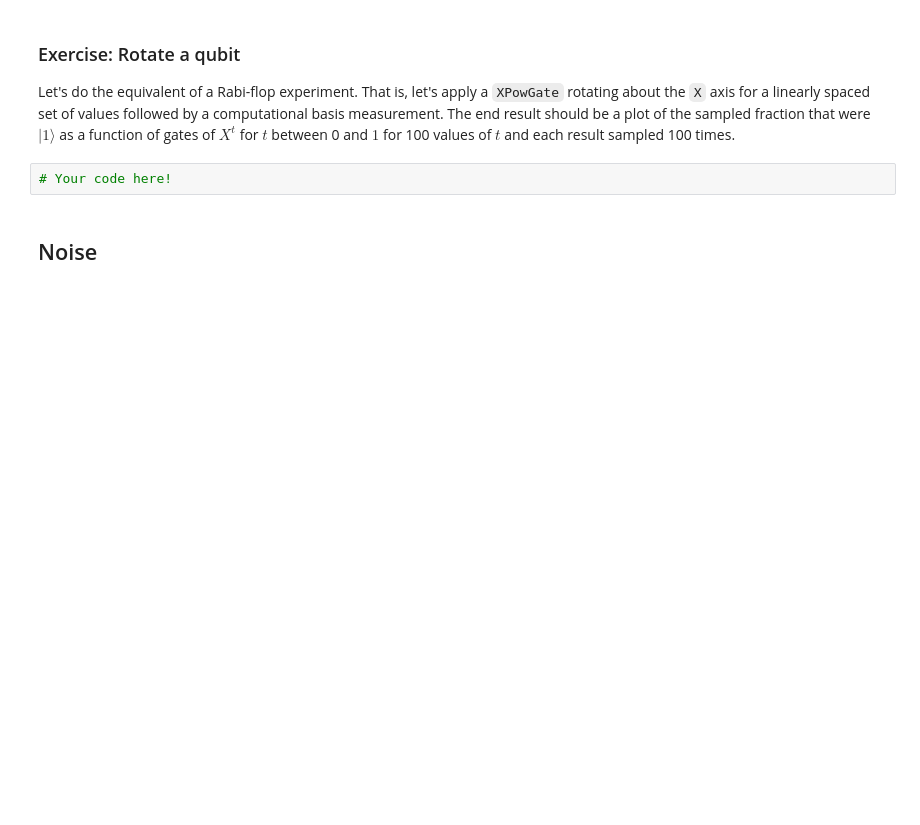
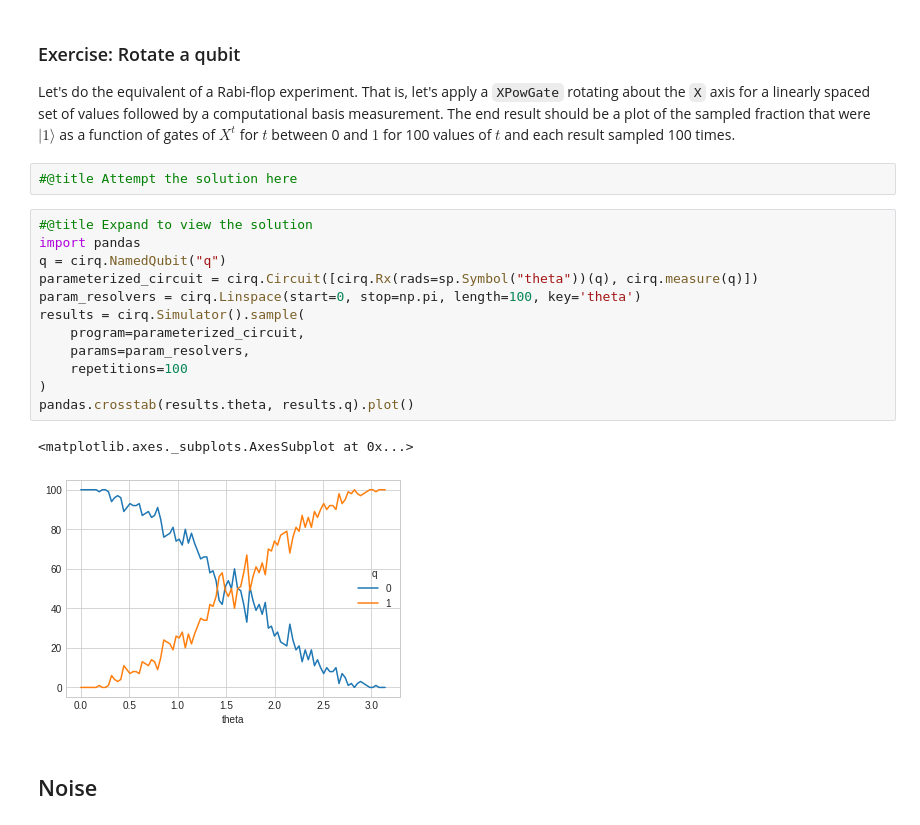
Before and after one commit to LiberoAphpollo/VQC-Cirq, a Jupyter notebook: docs/tutorials/educators/intro.ipynb, the cells around one changed output. Drawn from its saved outputs; the diff is of its cells as text; blank space fills up the shorter version.

```diff
--- a/docs/tutorials/educators/intro.ipynb
+++ b/docs/tutorials/educators/intro.ipynb
@@ -1237,8 +1316,23 @@ cirq.ParamResolver({'x': 1.0})
 ### Exercise: Rotate a qubit
 
 Let's do the equivalent of a Rabi-flop experiment.  That is, let's apply a `XPowGate` rotating about the `X` axis for a linearly spaced set of values followed by a computational basis measurement.  The end result should be a plot of the sampled fraction that were $|1\rangle$ as a function of gates of $X^t$ for $t$ between 0 and $1$ for 100 values of $t$ and each result sampled 100 times.
-# %%
-# Your code here!
+# %%
+#@title Attempt the solution here
+# %%
+#@title Expand to view the solution
+import pandas
+q = cirq.NamedQubit("q")
+parameterized_circuit = cirq.Circuit([cirq.Rx(rads=sp.Symbol("theta"))(q), cirq.measure(q)])
+param_resolvers = cirq.Linspace(start=0, stop=np.pi, length=100, key='theta')
+results = cirq.Simulator().sample(
+    program=parameterized_circuit,
+    params=param_resolvers,
+    repetitions=100
+)
+pandas.crosstab(results.theta, results.q).plot()
+# %% [output]
+<matplotlib.axes._subplots.AxesSubplot at 0x...>
+[figure, added]
 # %% [markdown]
 ## Noise
 # %% [markdown]
```
Also changed, not shown: parts of 43 cells of this notebook, 1 other file.
